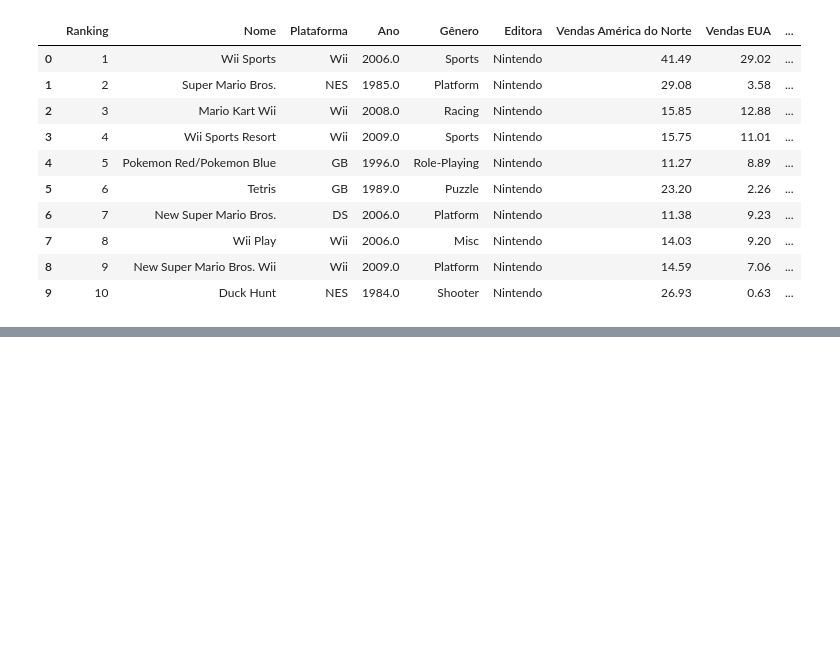
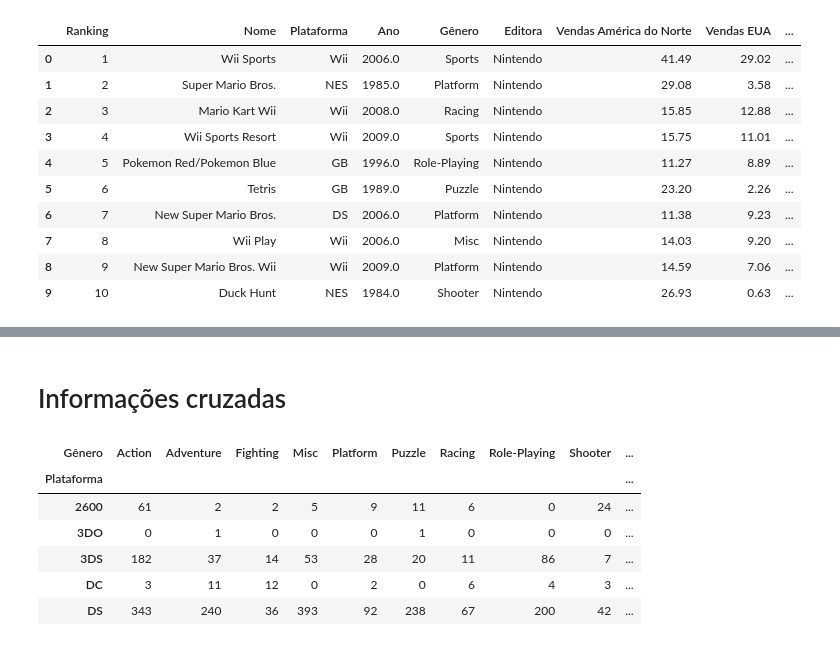
Before and after one commit to elle-rapachi/Vendas-de-Jogos-de-Videogames, a Jupyter notebook: Vendas de Jogos de Videogames.ipynb, the cells around one changed output, grey strips where cells are left out. Cells and saved outputs as stored; diff of their text form; code cells hidden in the pictures; blank space fills up the shorter version.

```diff
--- a/Vendas de Jogos de Videogames.ipynb
+++ b/Vendas de Jogos de Videogames.ipynb
@@ -137,0 +138,13 @@ plt.show()
+# %% [markdown]
+# Informações cruzadas
+# %%
+crosstab_vg = pd.crosstab(videogames['Plataforma'], videogames['Gênero'])
+crosstab_vg.head()
+# %% [output]
+| Gênero | Action | Adventure | Fighting | Misc | Platform | Puzzle | Racing | Role-Playing | Shooter | ... |
+| Plataforma |  |  |  |  |  |  |  |  |  | ... |
+| 2600 | 61 | 2 | 2 | 5 | 9 | 11 | 6 | 0 | 24 | ... |
+| 3DO | 0 | 1 | 0 | 0 | 0 | 1 | 0 | 0 | 0 | ... |
+| 3DS | 182 | 37 | 14 | 53 | 28 | 20 | 11 | 86 | 7 | ... |
+| DC | 3 | 11 | 12 | 0 | 2 | 0 | 6 | 4 | 3 | ... |
+| DS | 343 | 240 | 36 | 393 | 92 | 238 | 67 | 200 | 42 | ... |
```
Also changed, not shown: parts of 15 cells of this notebook.
